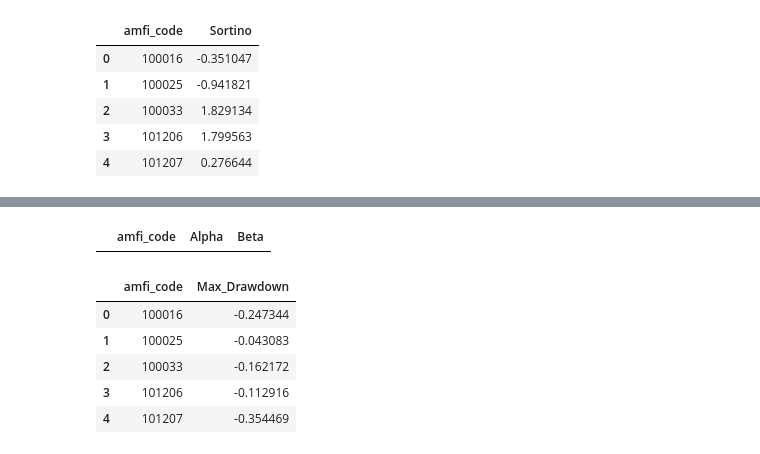
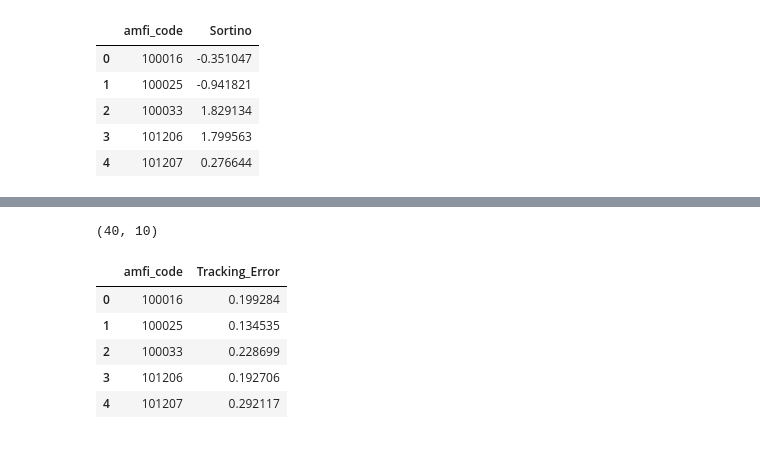
Before and after one commit to sanskaaar01/mutual-fund-analytics, a Jupyter notebook: notebooks/Performance_Analytics.ipynb, the cells around one changed output, grey strips where cells are left out. Drawn from its saved outputs; the diff is of its cells as text; code cells hidden in the pictures.

```diff
--- a/notebooks/Performance_Analytics.ipynb
+++ b/notebooks/Performance_Analytics.ipynb
@@ -179,70 +325,44 @@ nifty["benchmark_return"] = nifty["close_value"].pct_change()
+# %%
+print(scorecard.shape)
+# %% [output]
+(40, 10)
 # %%
-alpha_beta=[]
+tracking_error = []
 
-for code,df in nav.groupby("amfi_code"):
+for code, df in nav.groupby("amfi_code"):
 
-    temp=df.merge(
-        nifty[["date","benchmark_return"]],
+    temp = pd.merge(
+        df,
+        nifty[["date", "benchmark_return"]],
         on="date",
         how="inner"
-    )
+    ).dropna()
 
-    temp=temp.dropna()
+    if len(temp) > 30:
 
-    if len(temp)>30:
-
-        beta,alpha,r,p,std = linregress(
-            temp["benchmark_return"],
-            temp["daily_return"]
+        te = (
+            (temp["daily_return"] -
+             temp["benchmark_return"]).std()
+            * np.sqrt(252)
         )
 
-        alpha = alpha*252
-
-        alpha_beta.append(
-            [code,alpha,beta]
+        tracking_error.append(
+            [code, te]
         )
 
-alpha_beta_df=pd.DataFrame(
-    alpha_beta,
+tracking_error_df = pd.DataFrame(
+    tracking_error,
     columns=[
         "amfi_code",
-        "Alpha",
-        "Beta"
+        "Tracking_Error"
     ]
 )
 
-alpha_beta_df.head()
+tracking_error_df.head()
 # %% [output]
-|  | amfi_code | Alpha | Beta |
+|  | amfi_code | Tracking_Error |
+| 0 | 100016 | 0.199284 |
+| 1 | 100025 | 0.134535 |
+| 2 | 100033 | 0.228699 |
+| 3 | 101206 | 0.192706 |
+| 4 | 101207 | 0.292117 |
-# %%
-drawdowns=[]
-
-for code,df in nav.groupby("amfi_code"):
-
-    df=df.sort_values("date")
-
-    running_max=df["nav"].cummax()
-
-    dd=df["nav"]/running_max-1
-
-    drawdowns.append([
-        code,
-        dd.min()
-    ])
-
-drawdown_df=pd.DataFrame(
-    drawdowns,
-    columns=[
-        "amfi_code",
-        "Max_Drawdown"
-    ]
-)
-
-drawdown_df.head()
-# %% [output]
-|  | amfi_code | Max_Drawdown |
-| 0 | 100016 | -0.247344 |
-| 1 | 100025 | -0.043083 |
-| 2 | 100033 | -0.162172 |
-| 3 | 101206 | -0.112916 |
-| 4 | 101207 | -0.354469 |
```
Also changed, not shown: parts of 9 cells of this notebook, 4 other files.
